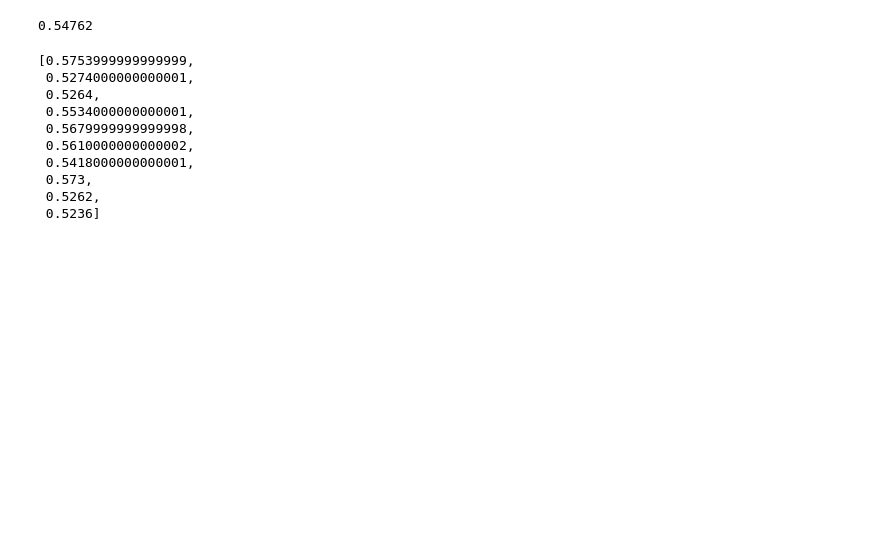
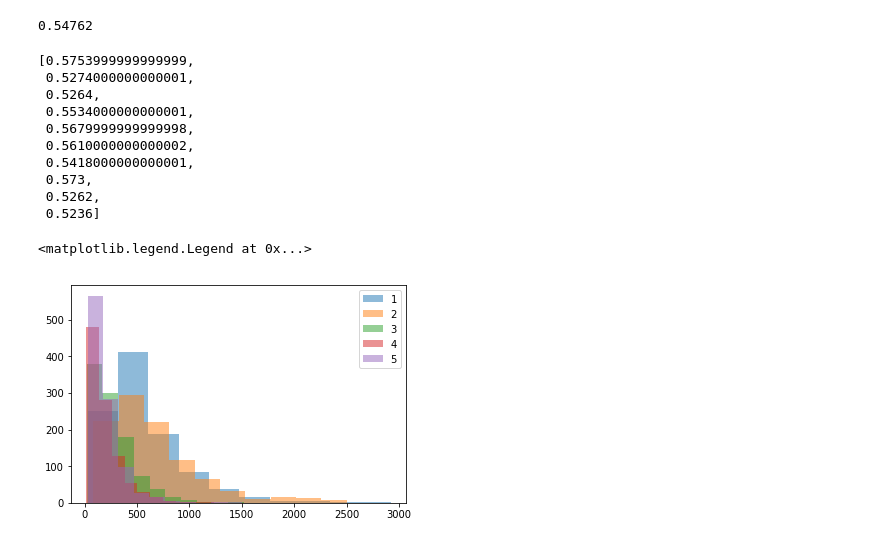
Before and after one commit to c-hofer/jmlr_2019, a Jupyter notebook: Reddit5K_jmlr.ipynb, the cells around one changed output. Drawn from its saved outputs; the diff is of its cells as text; code cells hidden in the pictures; blank space fills up the shorter version.

Commit message:
added meta plots for diagram lengths

```diff
--- a/Reddit5K_jmlr.ipynb
+++ b/Reddit5K_jmlr.ipynb
@@ -357,3 +357,19 @@ radius = np.stack(radius, axis=1)
 for curve in radius:
     plt.plot(curve)
 plt.show()
+# %%
+dgm_len_by_label_dim_0 = defaultdict(list)
+dgm_len_by_label_dim_1 = defaultdict(list)
+
+for x, y in dataset:
+    l_0 = x['dim_0'].shape[0]
+    l_1 = len(x['dim_1_ess'])
+    dgm_len_by_label_dim_0[y].append(l_0)
+    dgm_len_by_label_dim_1[y].append(l_1)
+# %%
+for k, v in sorted(dgm_len_by_label_dim_0.items(), key=lambda x: x[0]):
+    plt.hist(v, label=str(k), alpha=0.5)
+plt.legend()
+# %% [output]
+<matplotlib.legend.Legend at 0x...>
+[figure, added]
```
Also changed, not shown: parts of 1 cell of this notebook.
